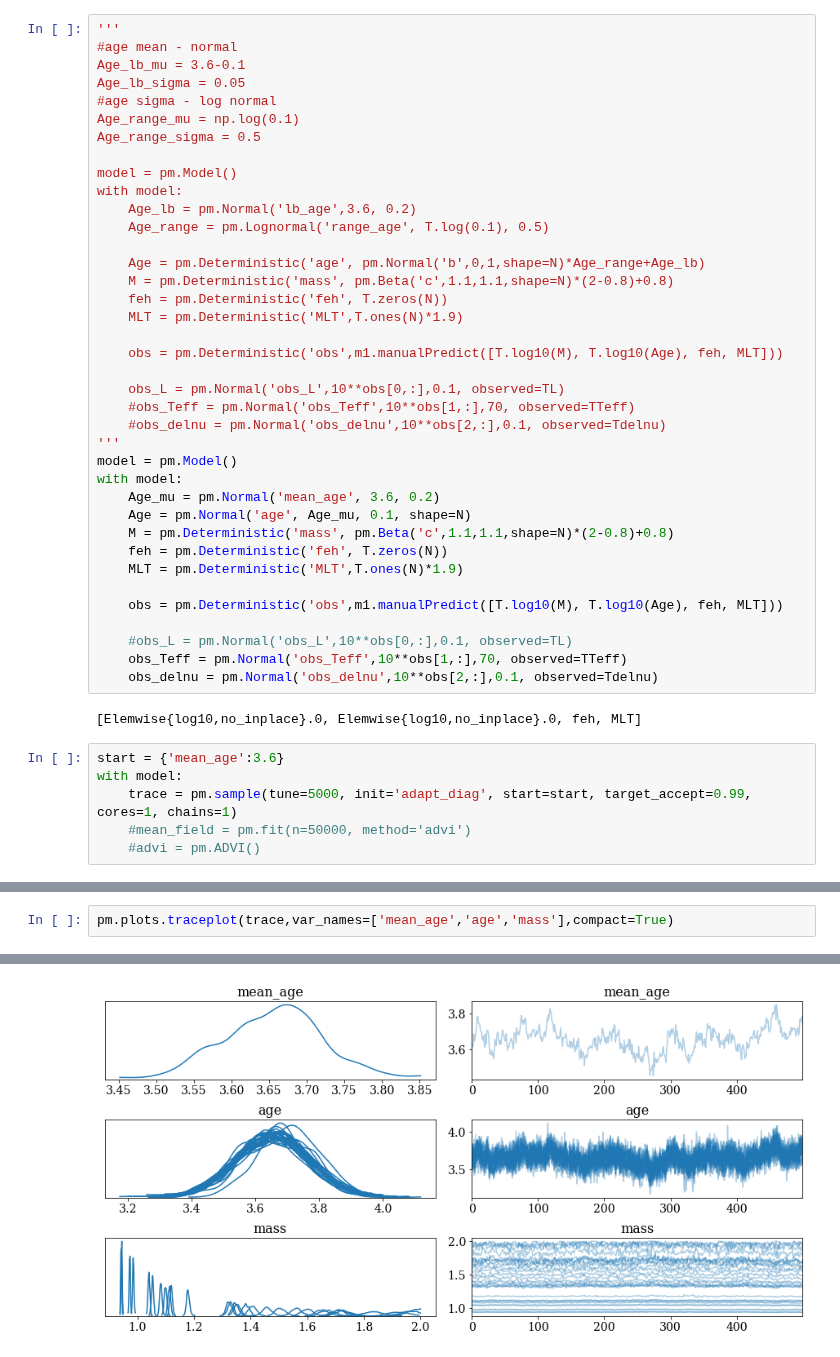
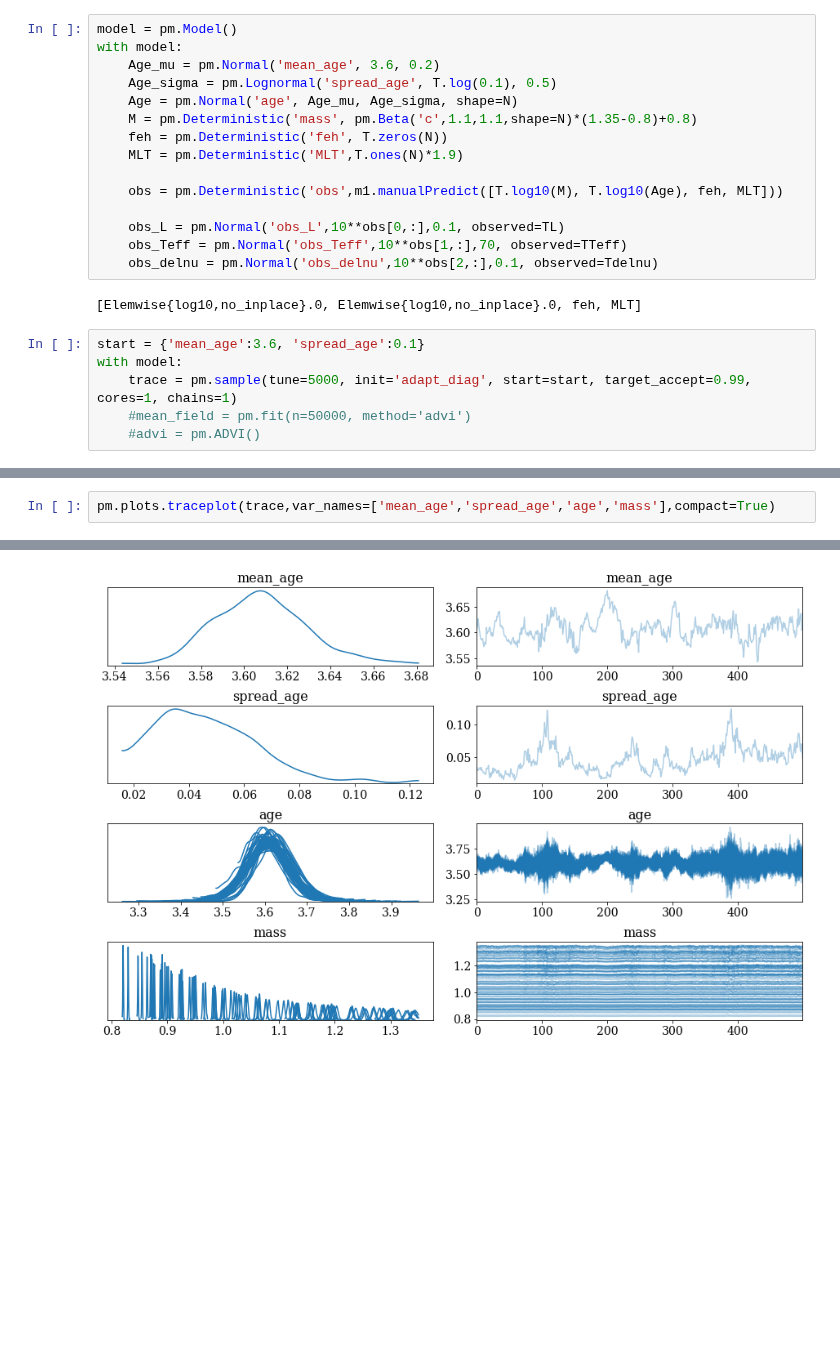
Before and after one commit to Harry-Westwood/Y4-Project-InterNeuralStellar, a Jupyter notebook: Hin's_files/NNpseudo_cluster.ipynb, the cells around one changed output, grey strips where cells are left out. Saved outputs shown, nothing was run; the diff lists cells and outputs as text; blank space fills up the shorter version.

Commit message:
Reduced the mass range of the cluster, successfully Incorporated luminosity into the HBM, got some pretty exciting first results

```diff
--- a/Hin's_files/NNpseudo_cluster.ipynb
+++ b/Hin's_files/NNpseudo_cluster.ipynb
@@ -54,47 +54,24 @@ plt.show()
 # %% [markdown]
 # HBM!!
 # %%
-'''
-#age mean - normal
-Age_lb_mu = 3.6-0.1
-Age_lb_sigma = 0.05
-#age sigma - log normal
-Age_range_mu = np.log(0.1)
-Age_range_sigma = 0.5
-
 model = pm.Model()
 with model:
-    Age_lb = pm.Normal('lb_age',3.6, 0.2)
-    Age_range = pm.Lognormal('range_age', T.log(0.1), 0.5)
-
-    Age = pm.Deterministic('age', pm.Normal('b',0,1,shape=N)*Age_range+Age_lb)
-    M = pm.Deterministic('mass', pm.Beta('c',1.1,1.1,shape=N)*(2-0.8)+0.8)
+    Age_mu = pm.Normal('mean_age', 3.6, 0.2)
+    Age_sigma = pm.Lognormal('spread_age', T.log(0.1), 0.5)
+    Age = pm.Normal('age', Age_mu, Age_sigma, shape=N)
+    M = pm.Deterministic('mass', pm.Beta('c',1.1,1.1,shape=N)*(1.35-0.8)+0.8)
     feh = pm.Deterministic('feh', T.zeros(N))
     MLT = pm.Deterministic('MLT',T.ones(N)*1.9)
 
     obs = pm.Deterministic('obs',m1.manualPredict([T.log10(M), T.log10(Age), feh, MLT]))
 
     obs_L = pm.Normal('obs_L',10**obs[0,:],0.1, observed=TL)
-    #obs_Teff = pm.Normal('obs_Teff',10**obs[1,:],70, observed=TTeff)
-    #obs_delnu = pm.Normal('obs_delnu',10**obs[2,:],0.1, observed=Tdelnu)
-'''
-model = pm.Model()
-with model:
-    Age_mu = pm.Normal('mean_age', 3.6, 0.2)
-    Age = pm.Normal('age', Age_mu, 0.1, shape=N)
-    M = pm.Deterministic('mass', pm.Beta('c',1.1,1.1,shape=N)*(2-0.8)+0.8)
-    feh = pm.Deterministic('feh', T.zeros(N))
-    MLT = pm.Deterministic('MLT',T.ones(N)*1.9)
-
-    obs = pm.Deterministic('obs',m1.manualPredict([T.log10(M), T.log10(Age), feh, MLT]))
-
-    #obs_L = pm.Normal('obs_L',10**obs[0,:],0.1, observed=TL)
     obs_Teff = pm.Normal('obs_Teff',10**obs[1,:],70, observed=TTeff)
     obs_delnu = pm.Normal('obs_delnu',10**obs[2,:],0.1, observed=Tdelnu)
 # %% [output]
 [Elemwise{log10,no_inplace}.0, Elemwise{log10,no_inplace}.0, feh, MLT]
 # %%
-start = {'mean_age':3.6}
+start = {'mean_age':3.6, 'spread_age':0.1}
 with model:
     trace = pm.sample(tune=5000, init='adapt_diag', start=start, target_accept=0.99, cores=1, chains=1)
     #mean_field = pm.fit(n=50000, method='advi')
@@ -108,6 +85,6 @@ NUTS: [c, age, mean_age]
 The chain reached the maximum tree depth. Increase max_treedepth, increase target_accept or reparameterize.
 Only one chain was sampled, this makes it impossible to run some convergence checks
 # %%
-pm.plots.traceplot(trace,var_names=['mean_age','age','mass'],compact=True)
+pm.plots.traceplot(trace,var_names=['mean_age','spread_age','age','mass'],compact=True)
 # %% [output]
 array([[<matplotlib.axes._subplots.AxesSubplot object at 0x...>,
@@ -114,7 +93,7 @@ array([[<matplotlib.axes._subplots.AxesSubplot object at 0x...>,
         <matplotlib.axes._subplots.AxesSubplot object at 0x...>],
        [<matplotlib.axes._subplots.AxesSubplot object at 0x...>,
         <matplotlib.axes._subplots.AxesSubplot object at 0x...>],
        [<matplotlib.axes._subplots.AxesSubplot object at 0x...>,
         <matplotlib.axes._subplots.AxesSubplot object at 0x...>]],
       dtype=object)
-[figure, old version]
+[figure, new version]
```
Also changed, not shown: parts of 12 cells of this notebook.
